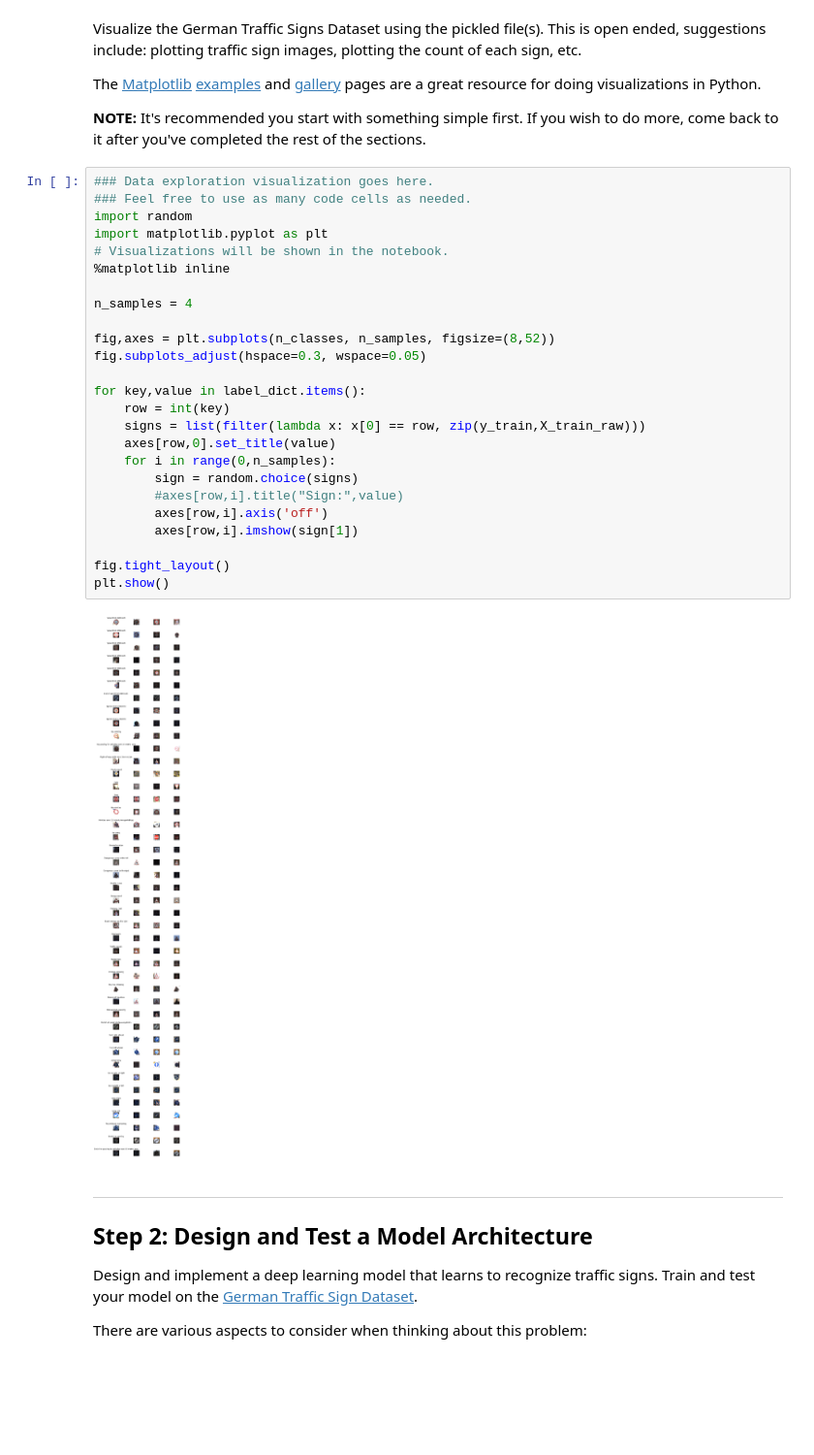
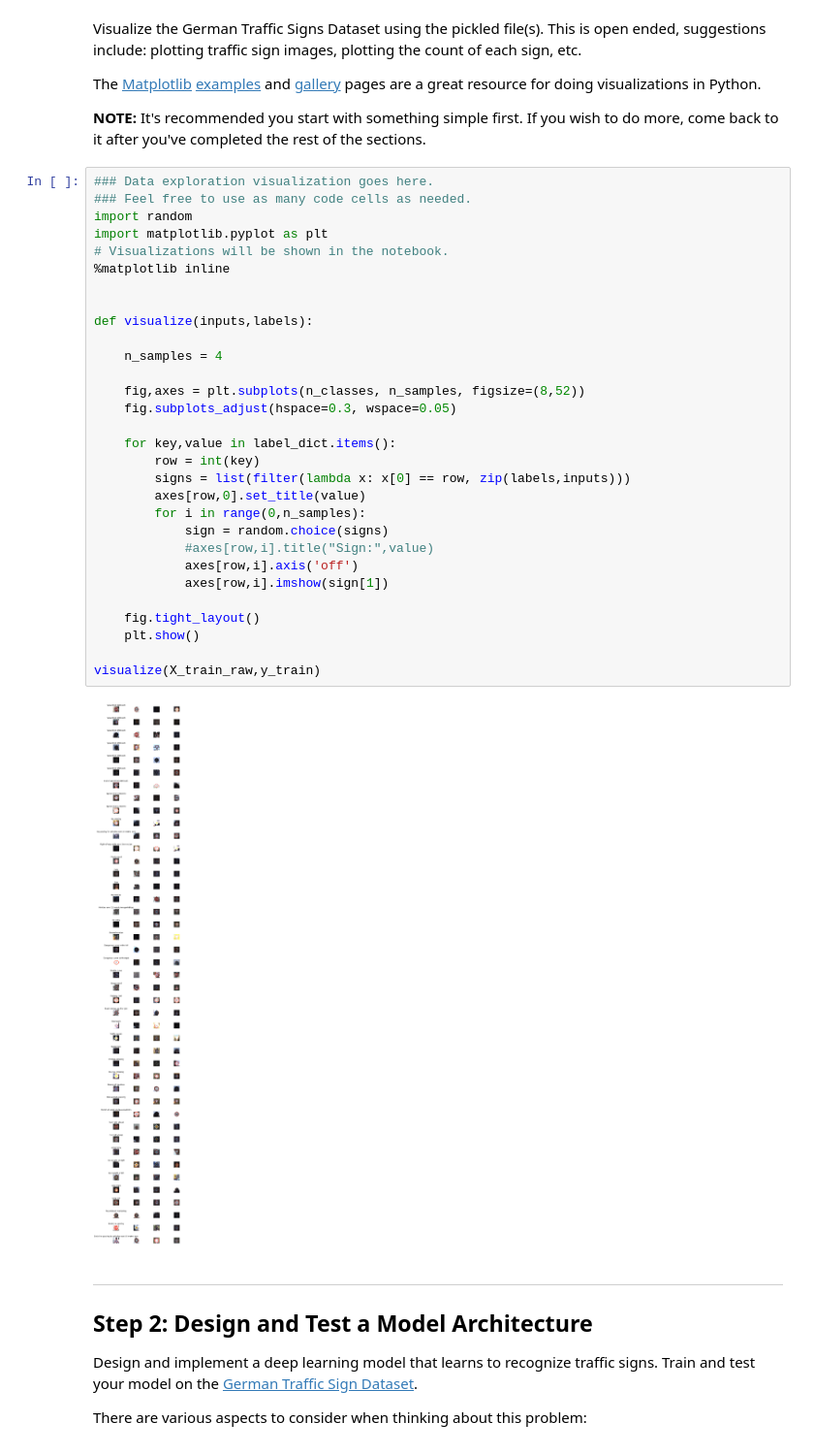
Before and after one commit to johncarpenter/CarND-Traffic-Sign-Classifier-Project, a Jupyter notebook: Traffic_Sign_Classifier.ipynb, the cells around one changed output. Shown at 97% size. Cells and saved outputs as stored; diff of their text form; blank space fills up the shorter version.

```diff
--- a/Traffic_Sign_Classifier.ipynb
+++ b/Traffic_Sign_Classifier.ipynb
@@ -83,30 +83,35 @@ The [Matplotlib](http://matplotlib.org/) [examples](http://matplotlib.org/exampl
 # %%
 ### Data exploration visualization goes here.
 ### Feel free to use as many code cells as needed.
 import random
 import matplotlib.pyplot as plt
 # Visualizations will be shown in the notebook.
 %matplotlib inline
 
-n_samples = 4
 
-fig,axes = plt.subplots(n_classes, n_samples, figsize=(8,52))
-fig.subplots_adjust(hspace=0.3, wspace=0.05)
+def visualize(inputs,labels):
 
-for key,value in label_dict.items():
-    row = int(key)
-    signs = list(filter(lambda x: x[0] == row, zip(y_train,X_train_raw)))
-    axes[row,0].set_title(value)
-    for i in range(0,n_samples):
-        sign = random.choice(signs)
-        #axes[row,i].title("Sign:",value)
-        axes[row,i].axis('off')
-        axes[row,i].imshow(sign[1])
+    n_samples = 4
 
-fig.tight_layout()
-plt.show()
+    fig,axes = plt.subplots(n_classes, n_samples, figsize=(8,52))
+    fig.subplots_adjust(hspace=0.3, wspace=0.05)
+
+    for key,value in label_dict.items():
+        row = int(key)
+        signs = list(filter(lambda x: x[0] == row, zip(labels,inputs)))
+        axes[row,0].set_title(value)
+        for i in range(0,n_samples):
+            sign = random.choice(signs)
+            #axes[row,i].title("Sign:",value)
+            axes[row,i].axis('off')
+            axes[row,i].imshow(sign[1])
+
+    fig.tight_layout()
+    plt.show()
+
+visualize(X_train_raw,y_train)
 # %% [output]
-[figure, old version]
+[figure, new version]
 # %% [markdown]
 ----
 
```
Also changed, not shown: parts of 6 cells of this notebook, 3 other files.
